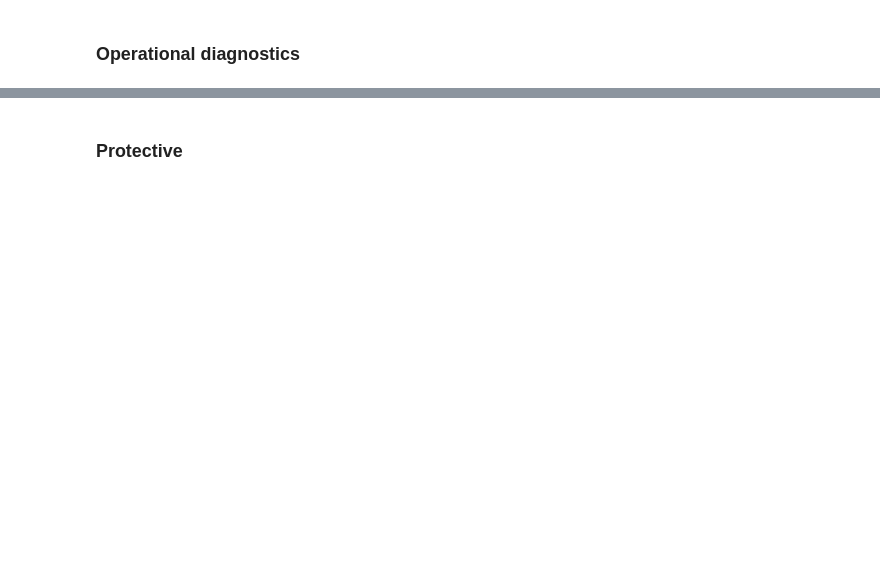
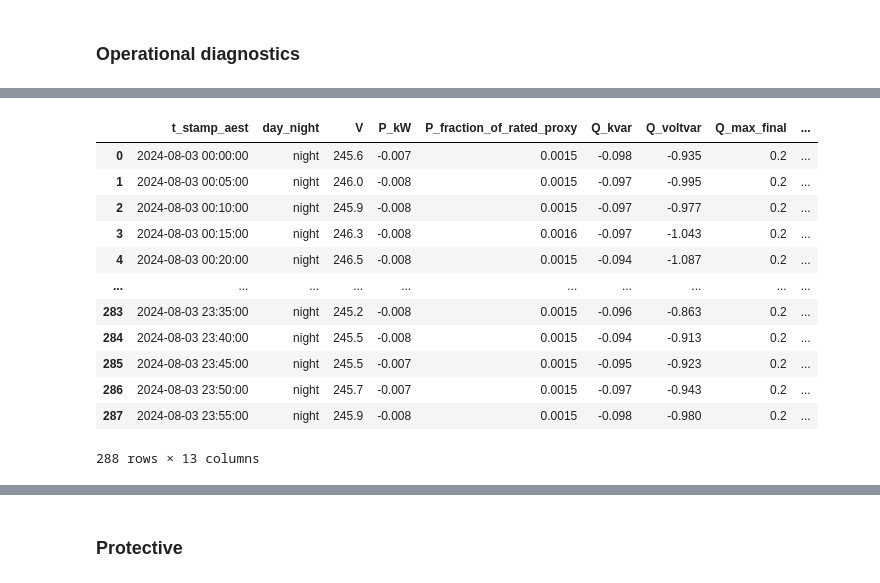
Before and after one commit to UNSW-CEEM/CICCADA, a Jupyter notebook: bms_sa_review/data_query/01b_fleet_eda.ipynb, the cells around one changed output, grey strips where cells are left out. Cells and saved outputs as stored; diff of their text form; code cells hidden in the pictures; blank space fills up the shorter version.

```diff
--- a/bms_sa_review/data_query/01b_fleet_eda.ipynb
+++ b/bms_sa_review/data_query/01b_fleet_eda.ipynb
@@ -334,0 +574,34 @@ display(bucket_summary)
+# %%
+timestamp_status = recomputed[
+    [
+        "t_stamp_aest",
+        "day_night",
+        "V",
+        "P_kW",
+        "P_fraction_of_rated_proxy",
+        "Q_kvar",
+        "Q_voltvar",
+        "Q_max_final",
+        "Q_min_final",
+        "capability_assessable",
+        "outside_band",
+        "Q_impact",
+        "status",
+    ]
+]
+
+display(timestamp_status)
+# %% [output]
+|  | t_stamp_aest | day_night | V | P_kW | P_fraction_of_rated_proxy | Q_kvar | Q_voltvar | Q_max_final | ... |
+| 0 | 2024-08-03 00:00:00 | night | 245.6 | -0.007 | 0.0015 | -0.098 | -0.935 | 0.2 | ... |
+| 1 | 2024-08-03 00:05:00 | night | 246.0 | -0.008 | 0.0015 | -0.097 | -0.995 | 0.2 | ... |
+| 2 | 2024-08-03 00:10:00 | night | 245.9 | -0.008 | 0.0015 | -0.097 | -0.977 | 0.2 | ... |
+| 3 | 2024-08-03 00:15:00 | night | 246.3 | -0.008 | 0.0016 | -0.097 | -1.043 | 0.2 | ... |
+| 4 | 2024-08-03 00:20:00 | night | 246.5 | -0.008 | 0.0015 | -0.094 | -1.087 | 0.2 | ... |
+| ... | ... | ... | ... | ... | ... | ... | ... | ... | ... |
+| 283 | 2024-08-03 23:35:00 | night | 245.2 | -0.008 | 0.0015 | -0.096 | -0.863 | 0.2 | ... |
+| 284 | 2024-08-03 23:40:00 | night | 245.5 | -0.008 | 0.0015 | -0.094 | -0.913 | 0.2 | ... |
+| 285 | 2024-08-03 23:45:00 | night | 245.5 | -0.007 | 0.0015 | -0.095 | -0.923 | 0.2 | ... |
+| 286 | 2024-08-03 23:50:00 | night | 245.7 | -0.007 | 0.0015 | -0.097 | -0.943 | 0.2 | ... |
+| 287 | 2024-08-03 23:55:00 | night | 245.9 | -0.008 | 0.0015 | -0.098 | -0.980 | 0.2 | ... |
+288 rows × 13 columns
```
Also changed, not shown: parts of 22 cells of this notebook, 3 other files.
